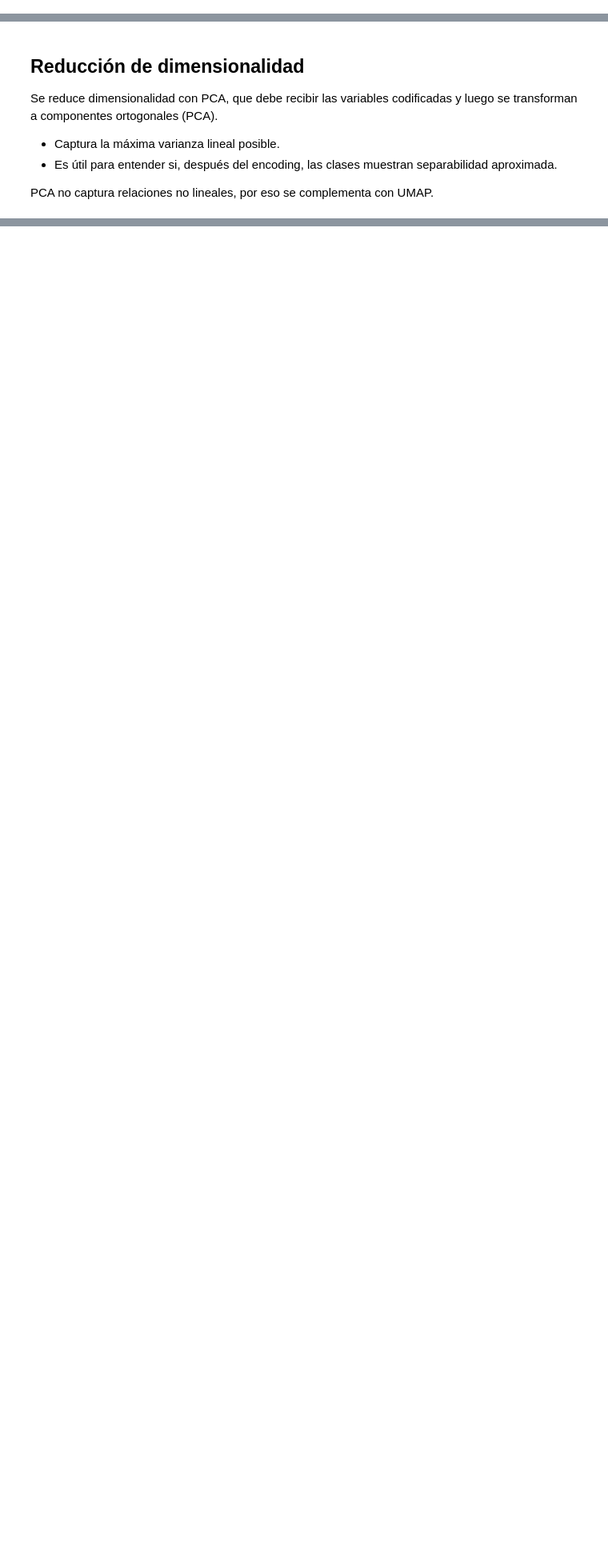
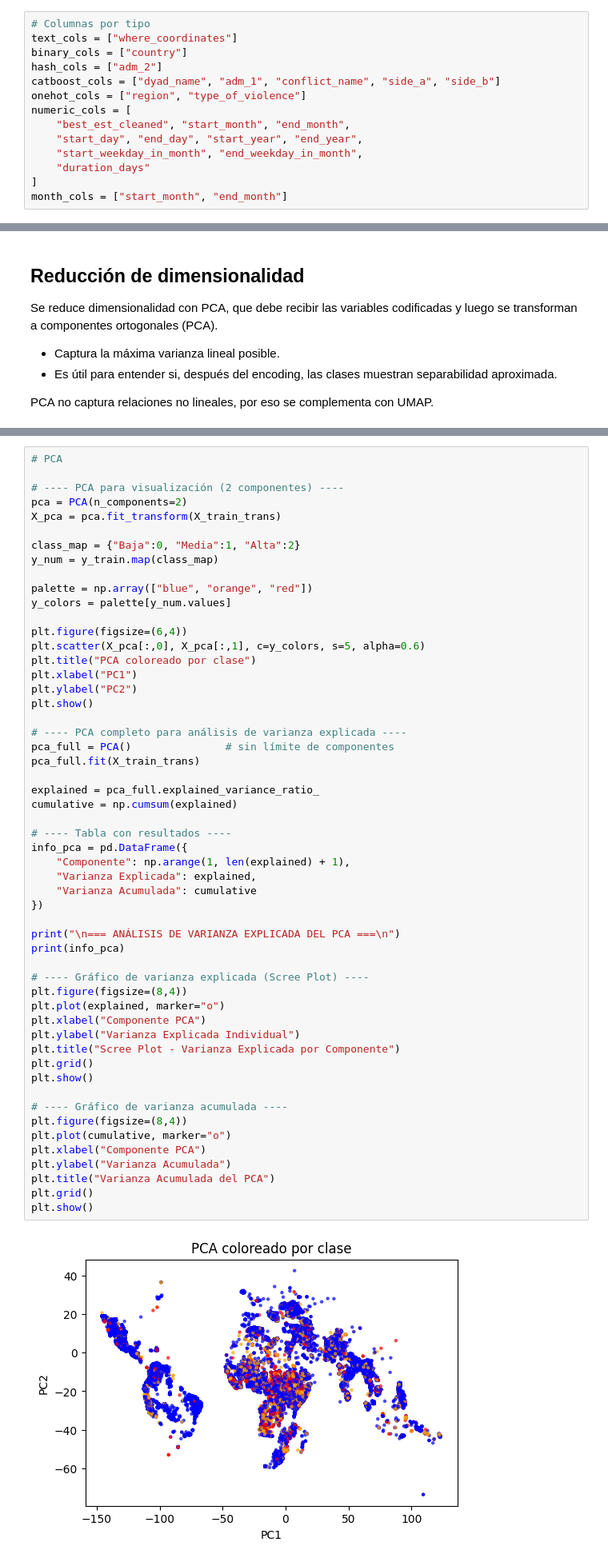
Before and after one commit to jpskobalski/tp_analisis_de_datos, a Jupyter notebook: notebooks/encodings.ipynb, the cells around one changed output, grey strips where cells are left out. Shown at 80% size. Saved outputs shown, nothing was run; the diff lists cells and outputs as text; blank space fills up the shorter version.

```diff
--- a/notebooks/encodings.ipynb
+++ b/notebooks/encodings.ipynb
@@ -441,0 +464,14 @@ class CyclicMonthTransformer(BaseEstimator, TransformerMixin):
+# %%
+# Columnas por tipo
+text_cols = ["where_coordinates"]
+binary_cols = ["country"]
+hash_cols = ["adm_2"]
+catboost_cols = ["dyad_name", "adm_1", "conflict_name", "side_a", "side_b"]
+onehot_cols = ["region", "type_of_violence"]
+numeric_cols = [
+    "best_est_cleaned", "start_month", "end_month",
+    "start_day", "end_day", "start_year", "end_year",
+    "start_weekday_in_month", "end_weekday_in_month",
+    "duration_days"
+]
+month_cols = ["start_month", "end_month"]
@@ -519,3 +591,59 @@ plt.colorbar(label="lethality_class")
 plt.show()
 # %% [output]
 [figure]
+# %%
+# PCA
+
+# ---- PCA para visualización (2 componentes) ----
+pca = PCA(n_components=2)
+X_pca = pca.fit_transform(X_train_trans)
+
+class_map = {"Baja":0, "Media":1, "Alta":2}
+y_num = y_train.map(class_map)
+
+palette = np.array(["blue", "orange", "red"])
+y_colors = palette[y_num.values]
+
+plt.figure(figsize=(6,4))
+plt.scatter(X_pca[:,0], X_pca[:,1], c=y_colors, s=5, alpha=0.6)
+plt.title("PCA coloreado por clase")
+plt.xlabel("PC1")
+plt.ylabel("PC2")
+plt.show()
+
+# ---- PCA completo para análisis de varianza explicada ----
+pca_full = PCA()               # sin límite de componentes
+pca_full.fit(X_train_trans)
+
+explained = pca_full.explained_variance_ratio_
+cumulative = np.cumsum(explained)
+
+# ---- Tabla con resultados ----
+info_pca = pd.DataFrame({
+    "Componente": np.arange(1, len(explained) + 1),
+    "Varianza Explicada": explained,
+    "Varianza Acumulada": cumulative
+})
+
+print("\n=== ANÁLISIS DE VARIANZA EXPLICADA DEL PCA ===\n")
+print(info_pca)
+
+# ---- Gráfico de varianza explicada (Scree Plot) ----
+plt.figure(figsize=(8,4))
+plt.plot(explained, marker="o")
+plt.xlabel("Componente PCA")
+plt.ylabel("Varianza Explicada Individual")
+plt.title("Scree Plot - Varianza Explicada por Componente")
+plt.grid()
+plt.show()
+
+# ---- Gráfico de varianza acumulada ----
+plt.figure(figsize=(8,4))
+plt.plot(cumulative, marker="o")
+plt.xlabel("Componente PCA")
+plt.ylabel("Varianza Acumulada")
+plt.title("Varianza Acumulada del PCA")
+plt.grid()
+plt.show()
+# %% [output]
+[figure, added]
```
Also changed, not shown: parts of 10 cells of this notebook.
